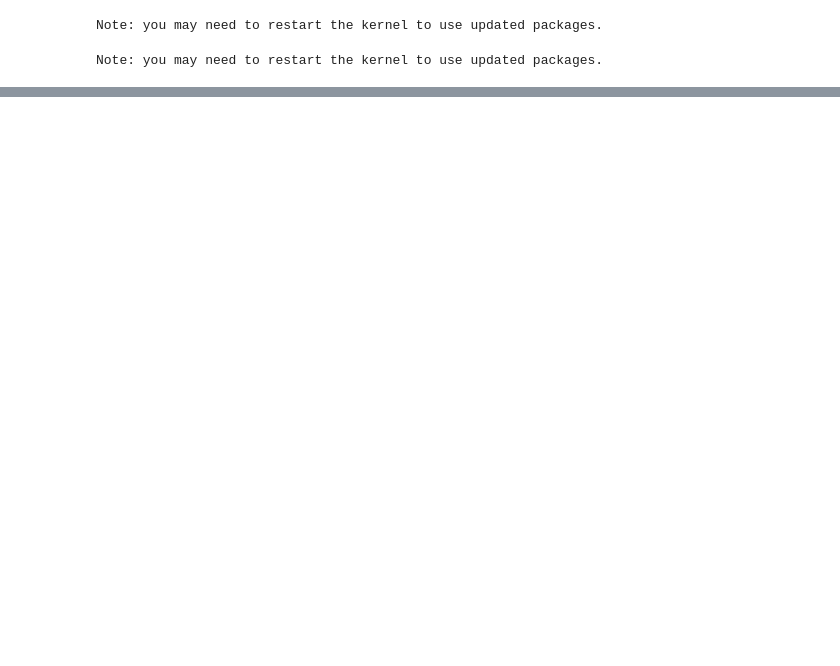
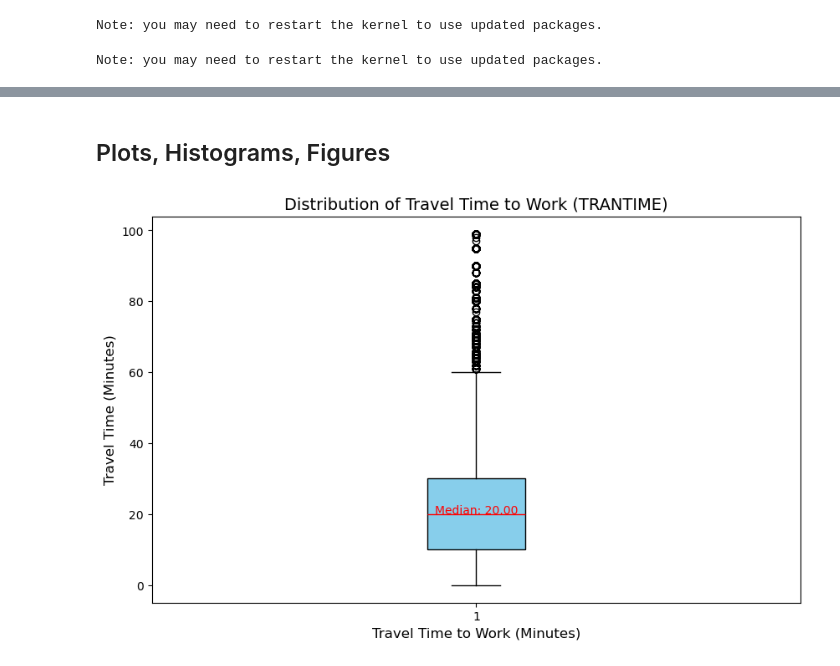
Before and after one commit to ECO225-W2025/eco225-project-code-DianaShen1224, a Jupyter notebook: Code/codebook.ipynb, the cells around one changed output, grey strips where cells are left out. Drawn from its saved outputs; the diff is of its cells as text; code cells hidden in the pictures; blank space fills up the shorter version.

```diff
--- a/Code/codebook.ipynb
+++ b/Code/codebook.ipynb
@@ -28,0 +158,2 @@ hp = hp.dropna()
+# %%
+resultmerge = pd.merge(census_data,puma_avg, on="PWPUMA",how="left")
@@ -28,0 +190,2 @@ hp = hp.dropna()
+# %%
+resultmerge = resultmerge.dropna()
@@ -28,0 +194,9 @@ hp = hp.dropna()
+# %%
+columns_to_keep = [
+    "PUMA_x", "PUMATYPE", "AGE", "INCTOT", "FTOTINC","tINCTOT","tFTOTINC","INCWAGE",
+    "PWPUMA","TRANTIME", "DEPARTS", "Work Transportation","PUMATYPE_CATEGORY","median_house_value",
+    "median_income", "house-price-to-income ratio"
+]
+resultmerge = resultmerge[columns_to_keep]
+resultmerge = pd.DataFrame(resultmerge)
+resultmerge.head()
@@ -29 +212,5 @@ hp = hp.dropna()
+# %%
+resultmerge['affordable'] = resultmerge['house-price-to-income ratio'].apply(
+    lambda x: 'Not Affordable' if x > 5 else 'Affordable'
+)
 # %%
@@ -35,0 +280,16 @@ print(df_selected.describe())
+# %% [markdown]
+## Plots, Histograms, Figures
+# %%
+plt.figure(figsize=(10, 6))
+plt.boxplot(resultmerge['TRANTIME'], patch_artist=True, boxprops=dict(facecolor='skyblue', color='black'),
+            medianprops=dict(color='red'))
+median_value = resultmerge['TRANTIME'].median()
+plt.text(1, median_value, f'Median: {median_value:.2f}', horizontalalignment='center', fontsize=10, color='red')
+
+plt.xlabel('Travel Time to Work (Minutes)', fontsize=12)
+plt.ylabel('Travel Time (Minutes)', fontsize=12)
+plt.title('Distribution of Travel Time to Work (TRANTIME)', fontsize=14)
+
+plt.show()
+# %% [output]
+[figure, added]
```
Also changed, not shown: parts of 47 cells of this notebook.
